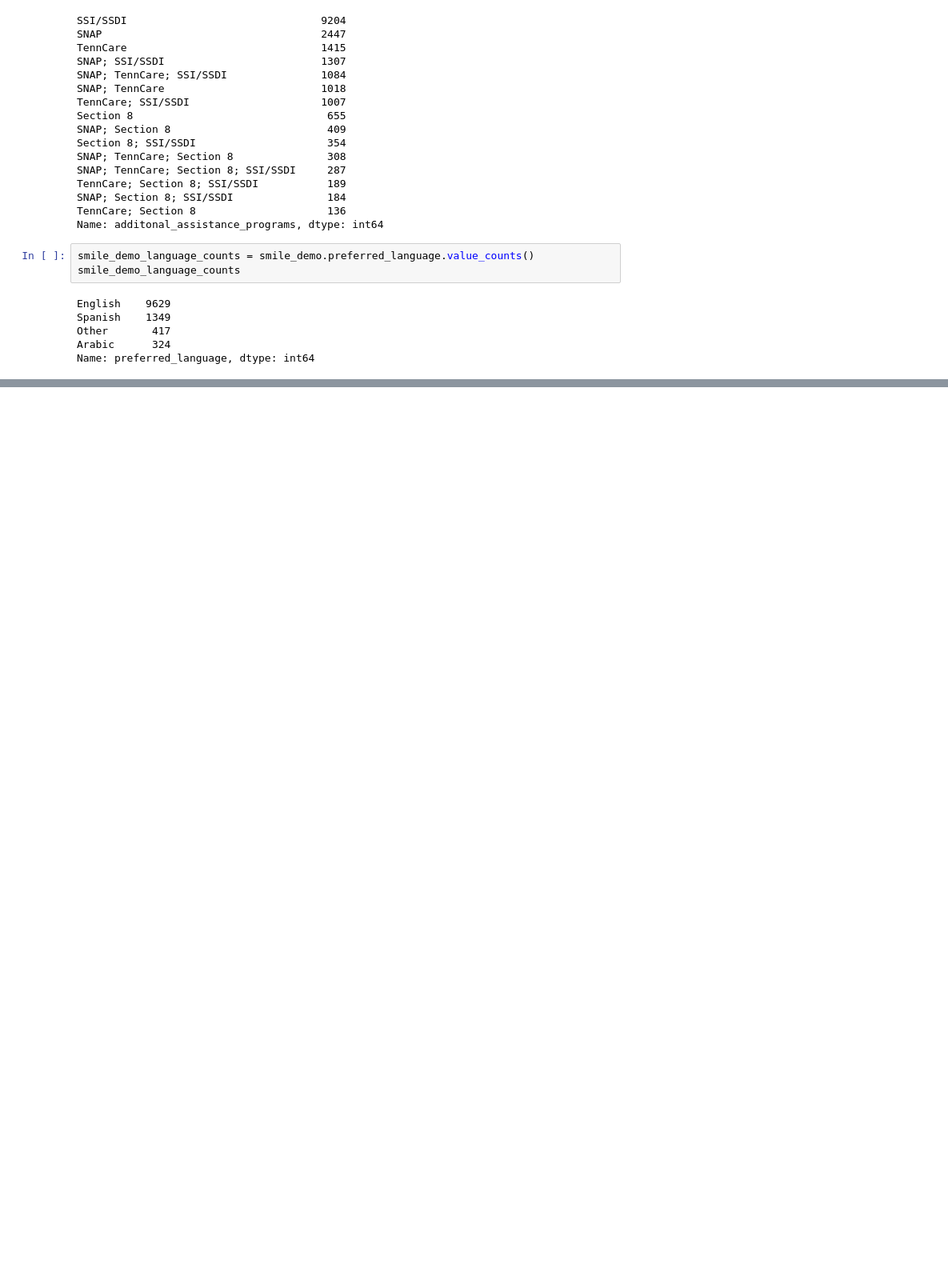
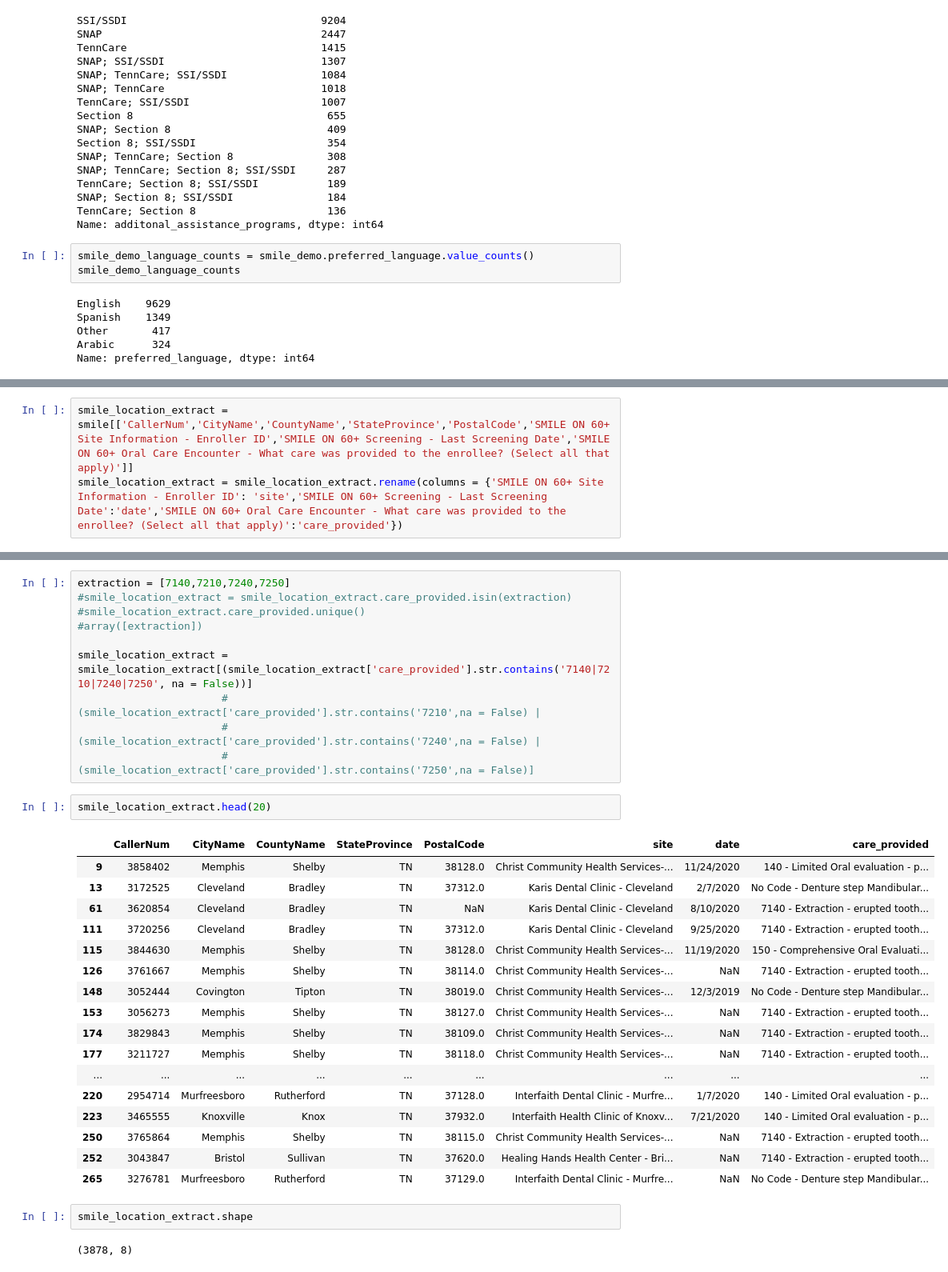
Before and after one commit to bsfcs/smile-on-ironman, a Jupyter notebook: notebook/smile_on_ironman_posey.ipynb, the cells around one changed output, grey strips where cells are left out. Shown at 80% size. Saved outputs shown, nothing was run; the diff lists cells and outputs as text; blank space fills up the shorter version.

Commit message:
added tooth extraction cities and sites

```diff
--- a/notebook/smile_on_ironman_posey.ipynb
+++ b/notebook/smile_on_ironman_posey.ipynb
@@ -395,0 +402,3 @@ Name: preferred_language, dtype: int64
+# %%
+smile_location_extract = smile[['CallerNum','CityName','CountyName','StateProvince','PostalCode','SMILE ON 60+ Site Information - Enroller ID','SMILE ON 60+ Screening - Last Screening Date','SMILE ON 60+ Oral Care Encounter - What care was provided to the enrollee? (Select all that apply)']]
+smile_location_extract = smile_location_extract.rename(columns = {'SMILE ON 60+ Site Information - Enroller ID': 'site','SMILE ON 60+ Screening - Last Screening Date':'date','SMILE ON 60+ Oral Care Encounter - What care was provided to the enrollee? (Select all that apply)':'care_provided'})
@@ -395,0 +421,34 @@ Name: preferred_language, dtype: int64
+# %%
+extraction = [7140,7210,7240,7250]
+#smile_location_extract = smile_location_extract.care_provided.isin(extraction)
+#smile_location_extract.care_provided.unique()
+#array([extraction])
+
+smile_location_extract = smile_location_extract[(smile_location_extract['care_provided'].str.contains('7140|7210|7240|7250', na = False))]
+                       #(smile_location_extract['care_provided'].str.contains('7210',na = False) |
+                       #(smile_location_extract['care_provided'].str.contains('7240',na = False) |
+                       #(smile_location_extract['care_provided'].str.contains('7250',na = False)]
+# %%
+smile_location_extract.head(20)
+# %% [output]
+|  | CallerNum | CityName | CountyName | StateProvince | PostalCode | site | date | care_provided |
+| 9 | 3858402 | Memphis | Shelby | TN | 38128.0 | Christ Community Health Services-... | 11/24/2020 | 140 - Limited Oral evaluation - p... |
+| 13 | 3172525 | Cleveland | Bradley | TN | 37312.0 | Karis Dental Clinic - Cleveland | 2/7/2020 | No Code - Denture step Mandibular... |
+| 61 | 3620854 | Cleveland | Bradley | TN | NaN | Karis Dental Clinic - Cleveland | 8/10/2020 | 7140 - Extraction - erupted tooth... |
+| 111 | 3720256 | Cleveland | Bradley | TN | 37312.0 | Karis Dental Clinic - Cleveland | 9/25/2020 | 7140 - Extraction - erupted tooth... |
+| 115 | 3844630 | Memphis | Shelby | TN | 38128.0 | Christ Community Health Services-... | 11/19/2020 | 150 - Comprehensive Oral Evaluati... |
+| 126 | 3761667 | Memphis | Shelby | TN | 38114.0 | Christ Community Health Services-... | NaN | 7140 - Extraction - erupted tooth... |
+| 148 | 3052444 | Covington | Tipton | TN | 38019.0 | Christ Community Health Services-... | 12/3/2019 | No Code - Denture step Mandibular... |
+| 153 | 3056273 | Memphis | Shelby | TN | 38127.0 | Christ Community Health Services-... | NaN | 7140 - Extraction - erupted tooth... |
+| 174 | 3829843 | Memphis | Shelby | TN | 38109.0 | Christ Community Health Services-... | NaN | 7140 - Extraction - erupted tooth... |
+| 177 | 3211727 | Memphis | Shelby | TN | 38118.0 | Christ Community Health Services-... | NaN | 7140 - Extraction - erupted tooth... |
+| ... | ... | ... | ... | ... | ... | ... | ... | ... |
+| 220 | 2954714 | Murfreesboro | Rutherford | TN | 37128.0 | Interfaith Dental Clinic - Murfre... | 1/7/2020 | 140 - Limited Oral evaluation - p... |
+| 223 | 3465555 | Knoxville | Knox | TN | 37932.0 | Interfaith Health Clinic of Knoxv... | 7/21/2020 | 140 - Limited Oral evaluation - p... |
+| 250 | 3765864 | Memphis | Shelby | TN | 38115.0 | Christ Community Health Services-... | NaN | 7140 - Extraction - erupted tooth... |
+| 252 | 3043847 | Bristol | Sullivan | TN | 37620.0 | Healing Hands Health Center - Bri... | NaN | 7140 - Extraction - erupted tooth... |
+| 265 | 3276781 | Murfreesboro | Rutherford | TN | 37129.0 | Interfaith Dental Clinic - Murfre... | NaN | No Code - Denture step Mandibular... |
+# %%
+smile_location_extract.shape
+# %% [output]
+(3878, 8)
```
Also changed, not shown: parts of 10 cells of this notebook.
